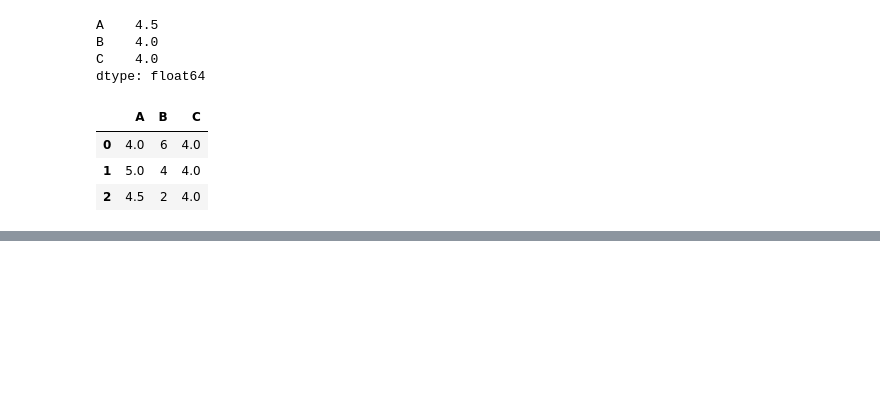
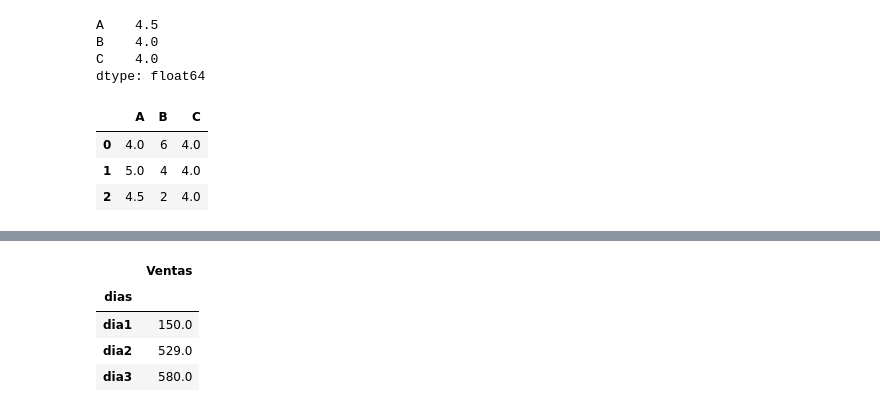
Before and after one commit to juandifs00/Trabajos_Personales, a Jupyter notebook: Curso_ML_Python/dataframes.ipynb, the cells around one changed output, grey strips where cells are left out. Drawn from its saved outputs; the diff is of its cells as text; code cells hidden in the pictures; blank space fills up the shorter version.

```diff
--- a/Curso_ML_Python/dataframes.ipynb
+++ b/Curso_ML_Python/dataframes.ipynb
@@ -228,0 +244,8 @@ DFN.fillna(value=valor_medio)
+# %%
+DFE.groupby('dias').mean()
+# %% [output]
+|  | Ventas |
+| dias |  |
+| dia1 | 150.0 |
+| dia2 | 529.0 |
+| dia3 | 580.0 |
```
Also changed, not shown: parts of 4 cells of this notebook.
